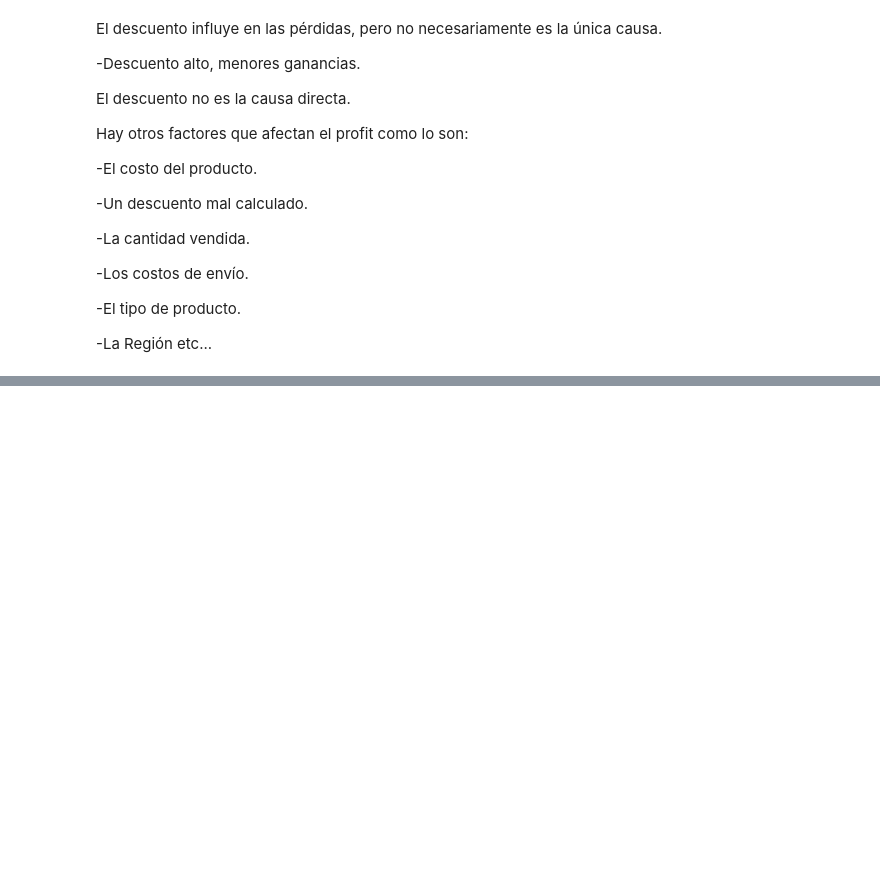
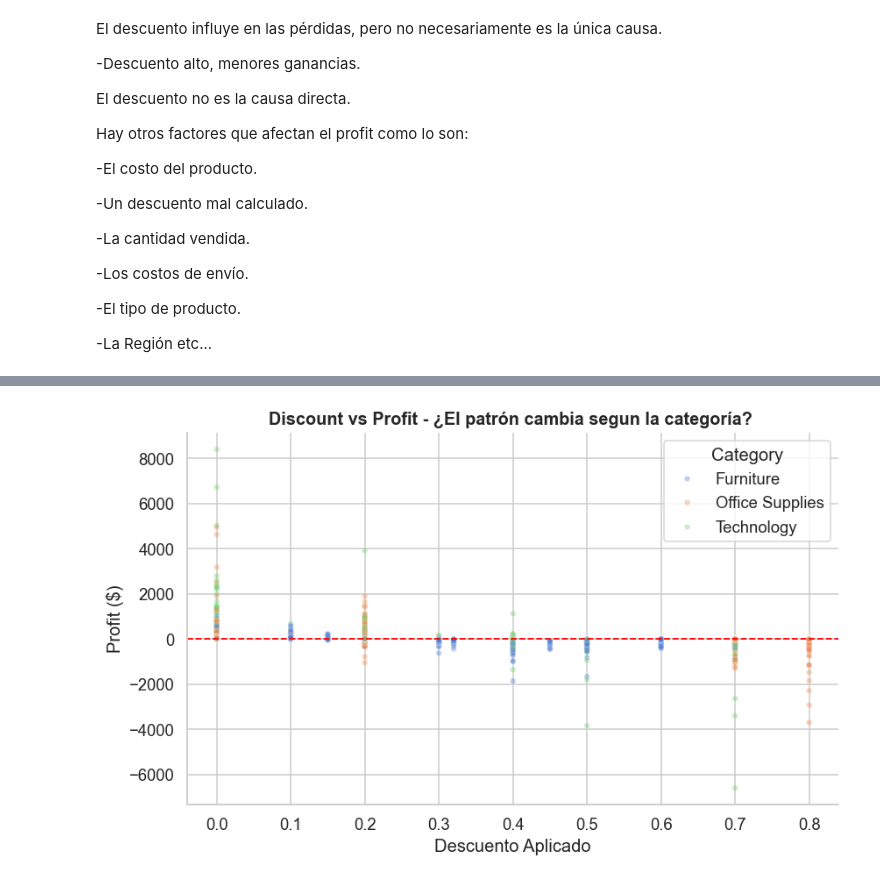
Before and after one commit to Jorge0827/MasterIA-Cohorte7, a Jupyter notebook: Modulo2/clase_3/clase_3_correlación_causalidad.ipynb, the cells around one changed output, grey strips where cells are left out. Cells and saved outputs as stored; diff of their text form; code cells hidden in the pictures; blank space fills up the shorter version.

```diff
--- a/Modulo2/clase_3/clase_3_correlación_causalidad.ipynb
+++ b/Modulo2/clase_3/clase_3_correlación_causalidad.ipynb
@@ -339,0 +368,23 @@ Hay otros factores que afectan el profit como lo son:
+# %%
+#USo de Scatterplot con tercera variables
+
+fig, ax = plt.subplots(figsize=(8,5))
+
+sns.scatterplot(
+    data=df,
+    x='Discount', y='Profit',
+    hue='Category',
+    alpha=0.35,
+    s=18,
+    ax=ax
+
+)
+
+ax.axhline(0, color='red', linestyle='--', linewidth=1.2, label='Breakeven $0')
+ax.set_title('Discount vs Profit - ¿El patrón cambia segun la categoría? ')
+ax.set_xlabel('Descuento Aplicado')
+ax.set_ylabel('Profit ($)')
+plt.tight_layout()
+plt.show()
+# %% [output]
+[figure, added]
```
Also changed, not shown: parts of 6 cells of this notebook.
